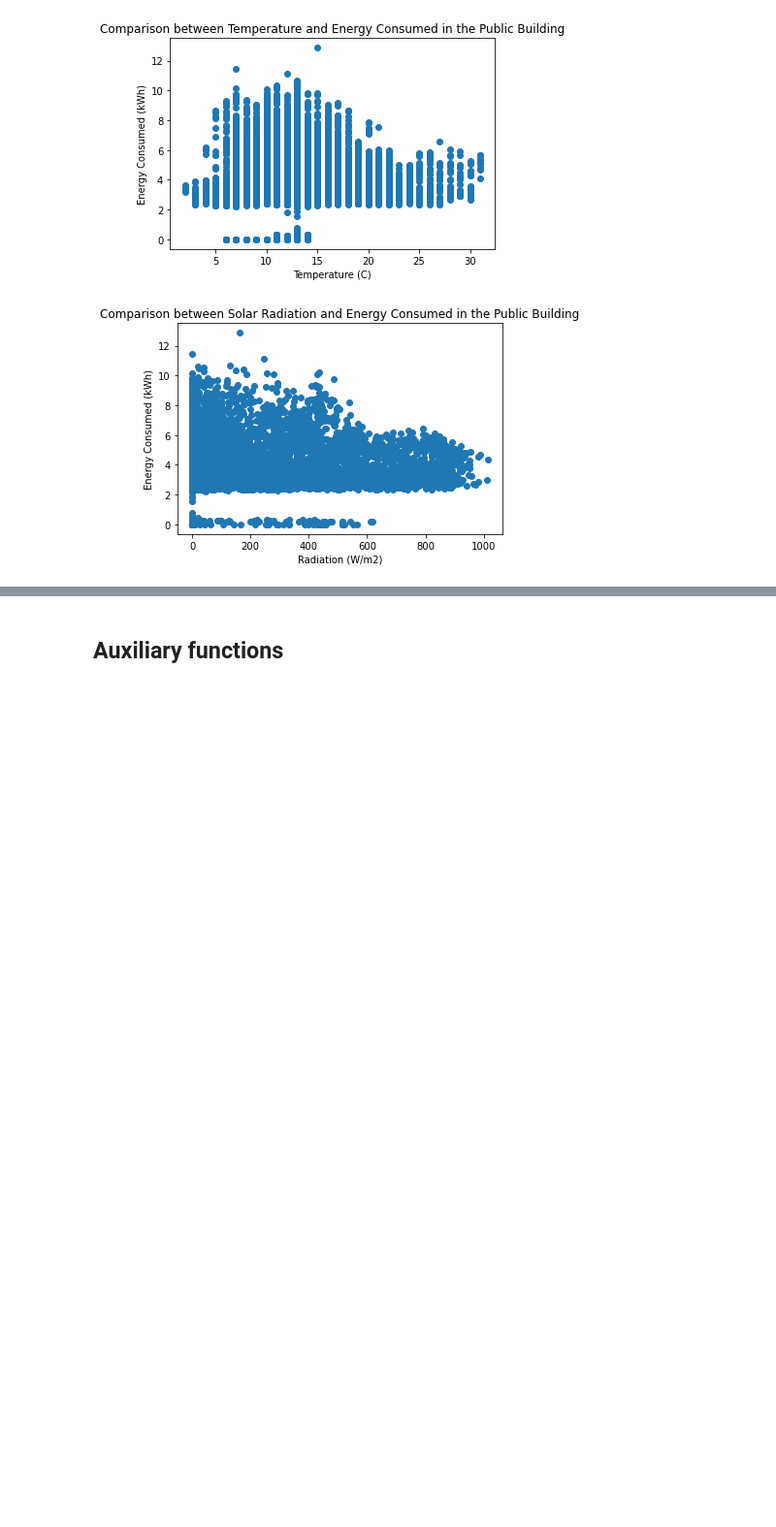
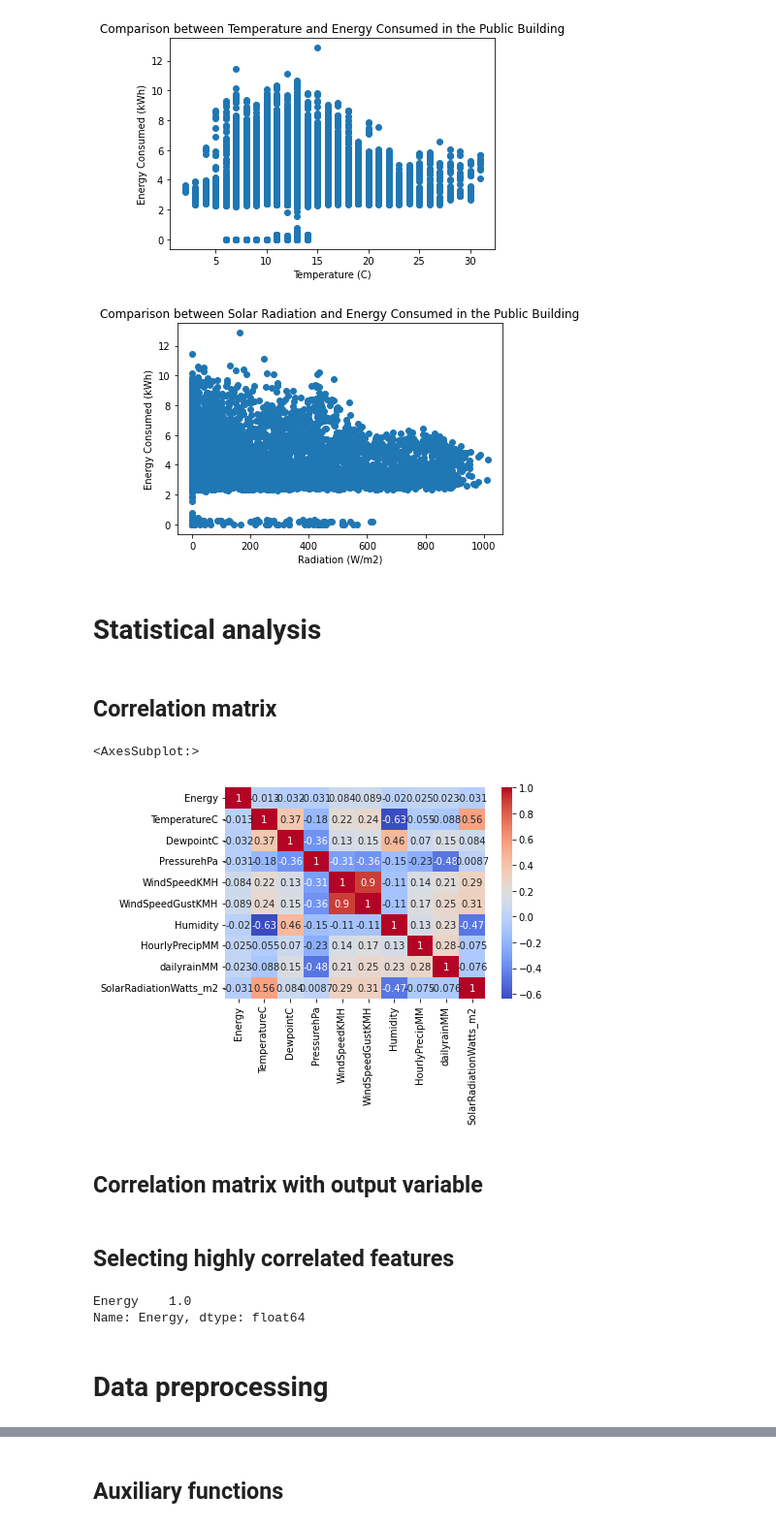
Before and after one commit to franciscomonteiro85/faa-energy-prediction, a Jupyter notebook: Energy Prediction.ipynb, the cells around one changed output, grey strips where cells are left out. Shown: that part at 97% size. Drawn from its saved outputs; the diff is of its cells as text; code cells hidden in the pictures; blank space fills up the shorter version.

```diff
--- a/Energy Prediction.ipynb
+++ b/Energy Prediction.ipynb
@@ -117,3 +161,18 @@ plt.title('Comparison between Solar Radiation and Energy Consumed in the Public
 plt.show()
 # %% [output]
 [figure]
+# %% [markdown]
+# Statistical analysis
+# %% [markdown]
+## Correlation matrix
+# %%
+df_energy = pd.DataFrame(df_energy, columns=['Energy'])
+df_merged = pd.concat([df_energy, df_weather], axis=1)
+corr=df_merged.corr()
+
+sns.heatmap(corr,cmap='coolwarm',annot=True)
+# %% [output]
+<AxesSubplot:>
+[figure, added]
+# %% [markdown]
+## Correlation matrix with output variable
@@ -119,0 +181,10 @@ plt.show()
+# %% [markdown]
+## Selecting highly correlated features
+# %%
+relevant_features = cor_taget[cor_taget>0.5]
+relevant_features
+# %% [output]
+Energy    1.0
+Name: Energy, dtype: float64
+# %% [markdown]
+# Data preprocessing
```
Also changed, not shown: parts of 33 cells of this notebook.
